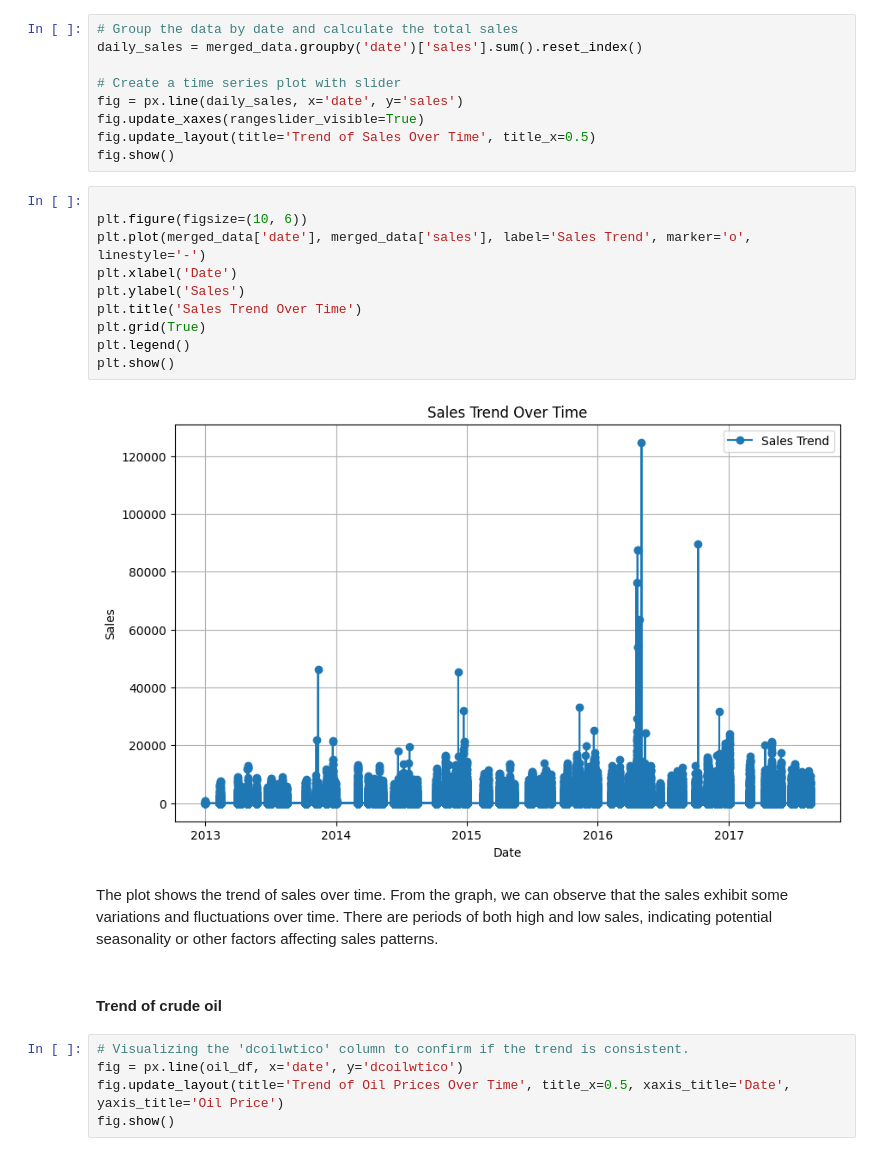
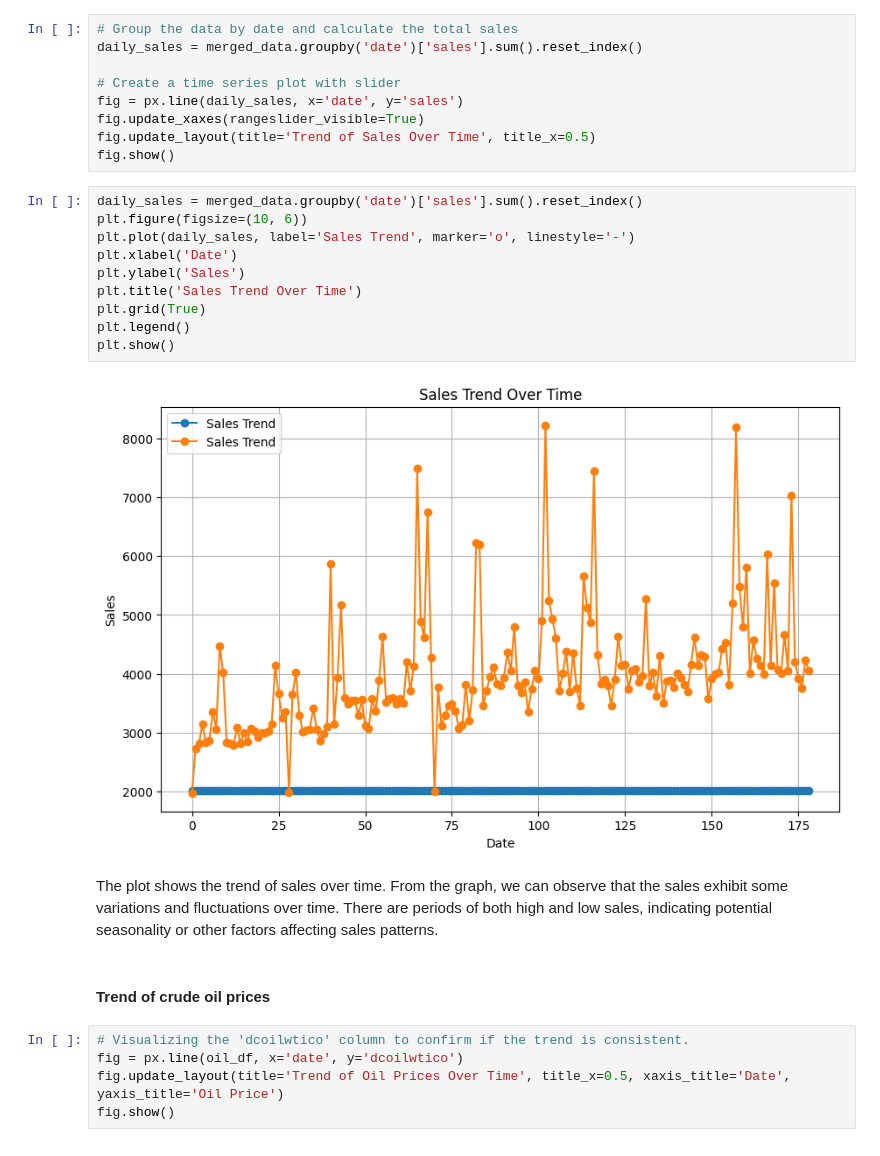
Before and after one commit to analystdee/LP3-Reggression-project, a Jupyter notebook: file.ipynb, the cells around one changed output. Cells and saved outputs as stored; diff of their text form.

```diff
--- a/file.ipynb
+++ b/file.ipynb
@@ -623,21 +599,21 @@ fig.update_xaxes(rangeslider_visible=True)
 fig.update_layout(title='Trend of Sales Over Time', title_x=0.5)
 fig.show()
 # %%
-
+daily_sales = merged_data.groupby('date')['sales'].sum().reset_index()
 plt.figure(figsize=(10, 6))
-plt.plot(merged_data['date'], merged_data['sales'], label='Sales Trend', marker='o', linestyle='-')
+plt.plot(daily_sales, label='Sales Trend', marker='o', linestyle='-')
 plt.xlabel('Date')
 plt.ylabel('Sales')
 plt.title('Sales Trend Over Time')
 plt.grid(True)
 plt.legend()
 plt.show()
 # %% [output]
-[figure, old version]
+[figure, new version]
 # %% [markdown]
 The plot shows the trend of sales over time. From the graph, we can observe that the sales exhibit some variations and fluctuations over time. There are periods of both high and low sales, indicating potential seasonality or other factors affecting sales patterns.
 # %% [markdown]
-#### Trend of crude oil
+#### Trend of crude oil prices
 # %%
 # Visualizing the 'dcoilwtico' column to confirm if the trend is consistent.
 fig = px.line(oil_df, x='date', y='dcoilwtico')
```
Also changed, not shown: parts of 25 cells of this notebook.
